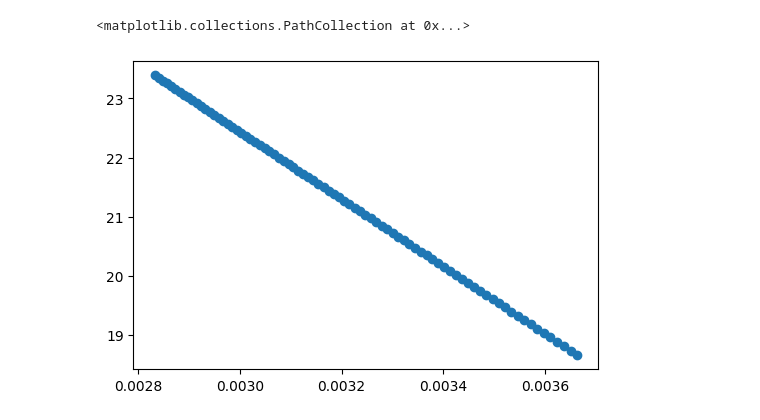
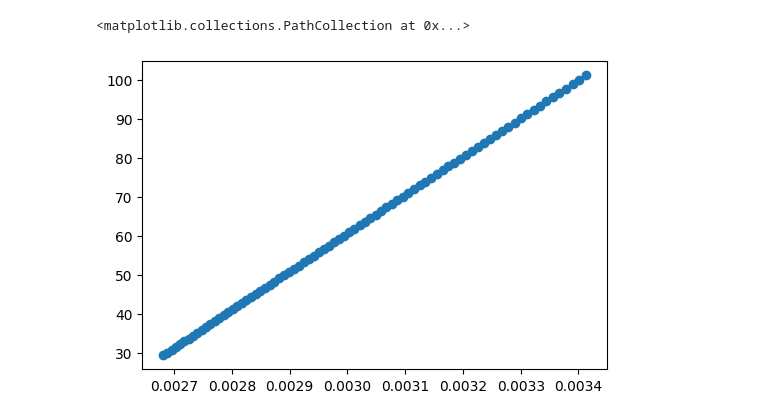
Before and after one commit to BKirkpatrick/eyring, a Jupyter notebook: eyring/notes.ipynb, the cells around one changed output. Drawn from its saved outputs; the diff is of its cells as text; code cells hidden in the pictures.

```diff
--- a/eyring/notes.ipynb
+++ b/eyring/notes.ipynb
@@ -15,0 +90,9 @@ Total delta S: 131.2 cal/mol.K
+# %%
+dH, dS = extract_thermodynamic_parameters(seq, params)
+# %%
+temperature = 37
+temperature_K = temperature + 273.15
+gibbs_kcal = calculate_gibbs(dH, dS/1000., temperature_K)
+gibbs_joules = gibbs_kcal * 4184
+print(f"Gibbs: {gibbs_kcal} {params['units']['dG37']}")
+print(f"Gibbs: {gibbs_joules} J/mol")
@@ -16,4 +102,4 @@ Total delta S: 131.2 cal/mol.K
 # %%
-temperature_range = np.linspace(0 + 273, 80 + 273, 81)
+temperature_range = np.linspace(20 + 273, 100 + 273, 81)
 temperature_range
 # %% [output]
@@ -30,10 +116,11 @@ k = []
 g = []
 for _, j in enumerate(temperature_range):
     gibbs_ = calculate_gibbs(
-    enthalpy = deltaH,
-    entropy = deltaS,
+    enthalpy = dH,
+    entropy = dS/1000.,
     temperature = j
                         )
-    g.append(gibbs_)
-    k_ = eyring_rate(j, gibbs_, kappa=1)
+    gibbs_joules = gibbs_ * 4184
+    g.append(gibbs_joules)
+    k_ = eyring_rate(j, gibbs_joules, kappa=1)
     k.append(k_)
@@ -46,9 +181,9 @@ ax.scatter(temperature_range - 273, k)
 # %%
 fig, ax = plt.subplots(1, 1, figsize=(6,4))
-ax.scatter(1 / temperature_range, np.log(k / temperature_range))
+ax.scatter(1 / temperature_range, np.log(k))
 # %% [output]
 <matplotlib.collections.PathCollection at 0x...>
-[figure, old version]
+[figure, new version]
 # %%
 # Parameters
 num_molecules = 1000
```
Also changed, not shown: parts of 18 cells of this notebook, 2 other files.
